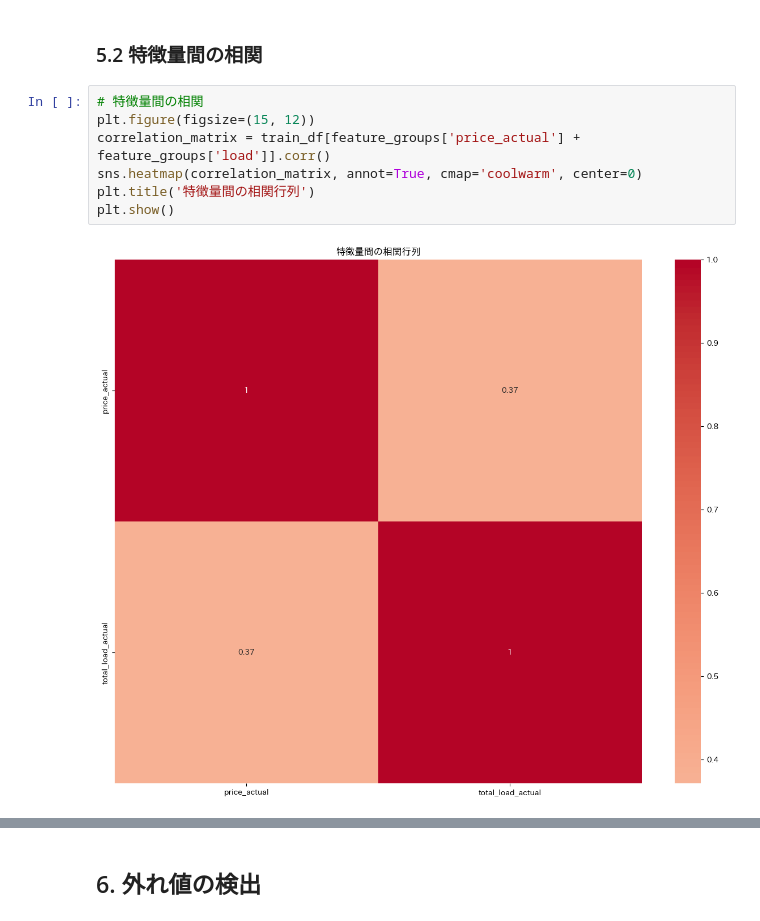
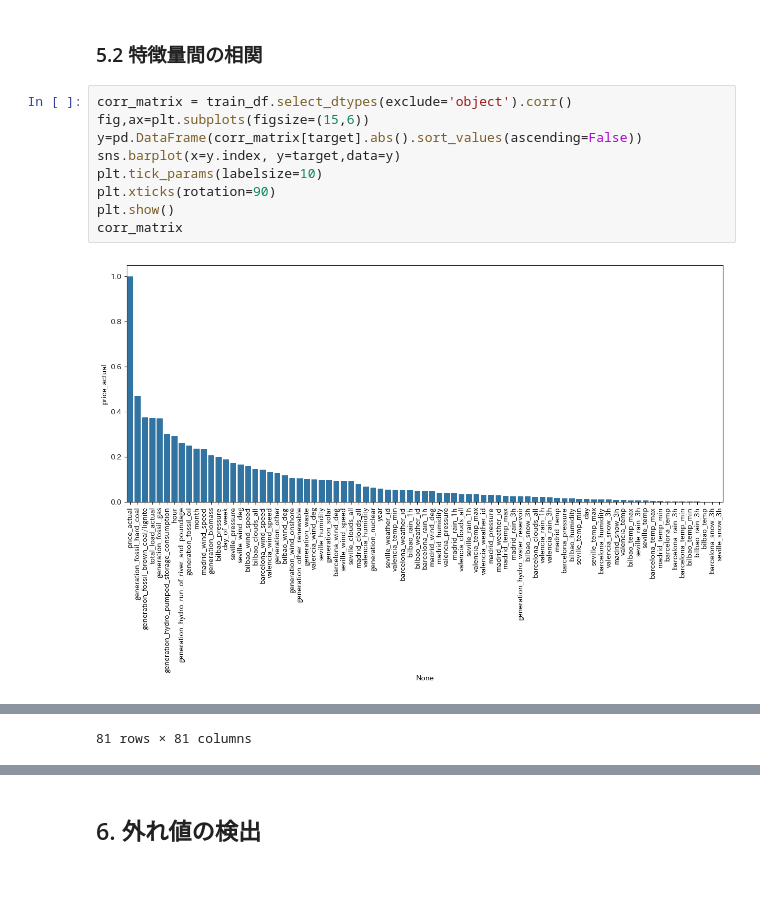
Before and after one commit to yukibefree/notebook, a Jupyter notebook: signate_smbc_202506/notebooks/01_exploratory_data_analysis.ipynb, the cells around one changed output, grey strips where cells are left out. Saved outputs shown, nothing was run; the diff lists cells and outputs as text; blank space fills up the shorter version.

```diff
--- a/signate_smbc_202506/notebooks/01_exploratory_data_analysis.ipynb
+++ b/signate_smbc_202506/notebooks/01_exploratory_data_analysis.ipynb
@@ -238,11 +279,13 @@ price_actualの特徴量:
 # %% [markdown]
 ### 5.2 特徴量間の相関
-# %%
-# 特徴量間の相関
-plt.figure(figsize=(15, 12))
-correlation_matrix = train_df[feature_groups['price_actual'] + feature_groups['load']].corr()
-sns.heatmap(correlation_matrix, annot=True, cmap='coolwarm', center=0)
-plt.title('特徴量間の相関行列')
-plt.show()
-# %% [output]
-[figure, removed]
+# %%
+corr_matrix = train_df.select_dtypes(exclude='object').corr()
+fig,ax=plt.subplots(figsize=(15,6))
+y=pd.DataFrame(corr_matrix[target].abs().sort_values(ascending=False))
+sns.barplot(x=y.index, y=target,data=y)
+plt.tick_params(labelsize=10)
+plt.xticks(rotation=90)
+plt.show()
+corr_matrix
+# %% [output]
+[figure, added]
@@ -248,0 +304 @@ plt.show()
+81 rows × 81 columns
```
Also changed, not shown: parts of 22 cells of this notebook, 9 other files.
